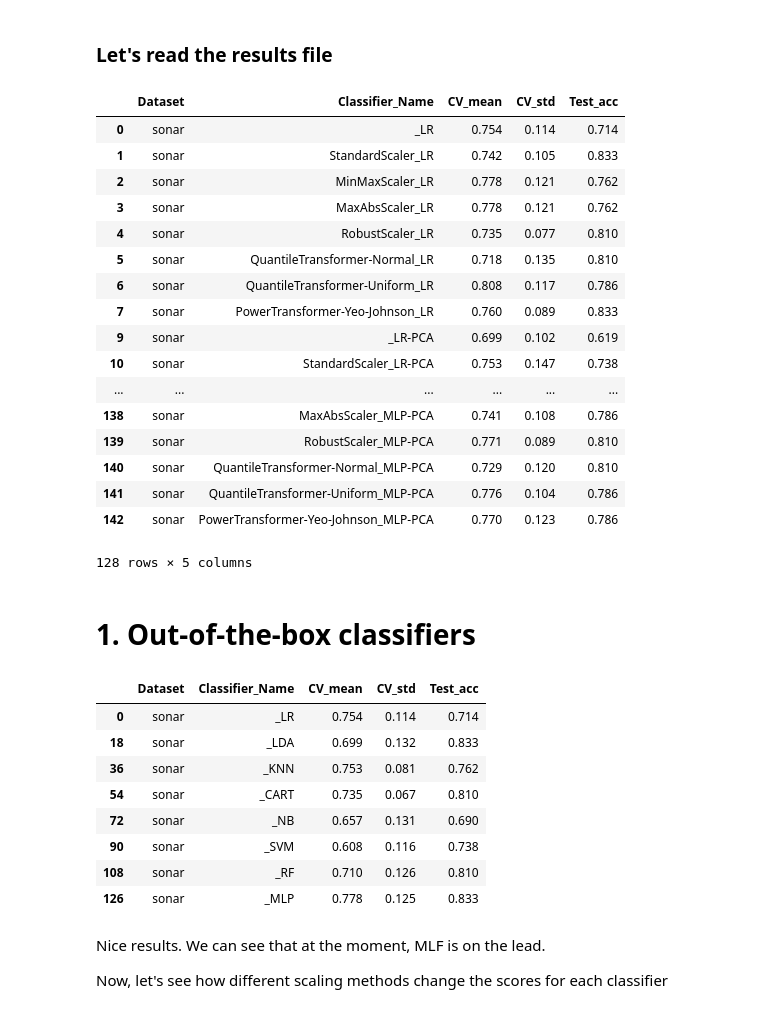
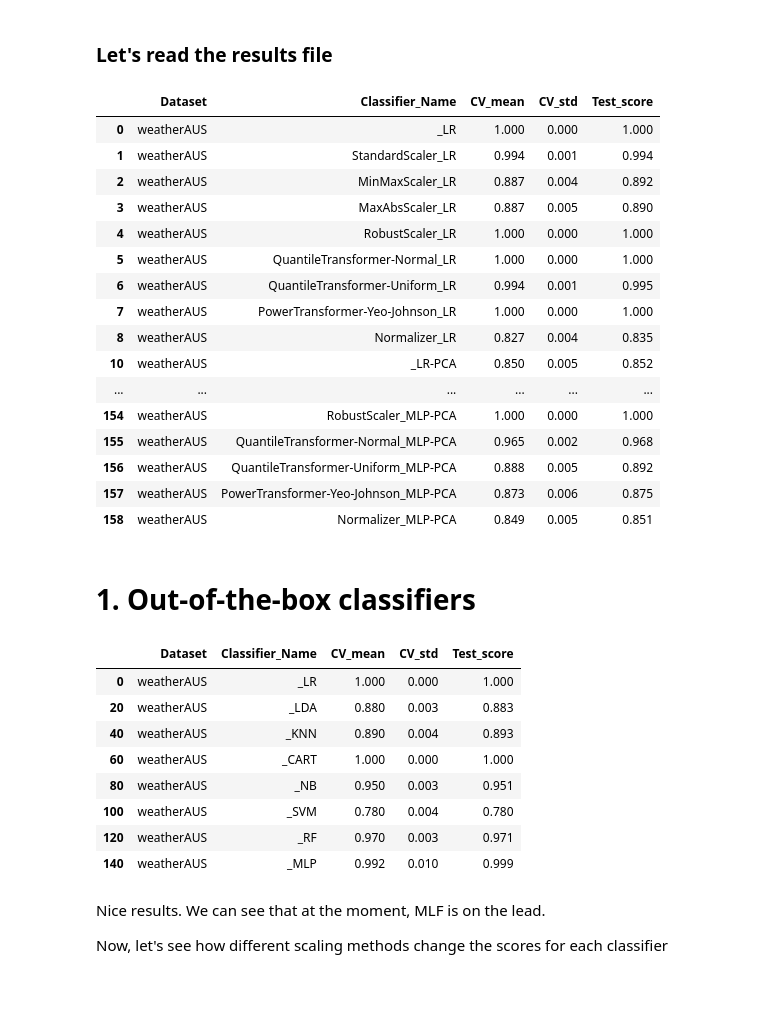
Before and after one commit to shaygeller/Normalization_vs_Standardization, a Jupyter notebook: notebooks/Story line - Normalization vs Standardization.ipynb, the cells around one changed output. Drawn from its saved outputs; the diff is of its cells as text; code cells hidden in the pictures.

```diff
--- a/notebooks/Story line - Normalization vs Standardization.ipynb
+++ b/notebooks/Story line - Normalization vs Standardization.ipynb
@@ -70,29 +70,31 @@ Experiment  details: <br>
 # %%
 import os
 import pandas as pd
 
-results_file = "sonar_results.csv"
+
+# results_file = "sonar_results.csv"
+results_file = "weatherAUS_results.csv"
+
 results_df = pd.read_csv(os.path.join("..","data","processed",results_file)).dropna().round(3)
 results_df
 # %% [output]
-|  | Dataset | Classifier_Name | CV_mean | CV_std | Test_acc |
-| 0 | sonar | _LR | 0.754 | 0.114 | 0.714 |
-| 1 | sonar | StandardScaler_LR | 0.742 | 0.105 | 0.833 |
-| 2 | sonar | MinMaxScaler_LR | 0.778 | 0.121 | 0.762 |
-| 3 | sonar | MaxAbsScaler_LR | 0.778 | 0.121 | 0.762 |
-| 4 | sonar | RobustScaler_LR | 0.735 | 0.077 | 0.810 |
-| 5 | sonar | QuantileTransformer-Normal_LR | 0.718 | 0.135 | 0.810 |
-| 6 | sonar | QuantileTransformer-Uniform_LR | 0.808 | 0.117 | 0.786 |
-| 7 | sonar | PowerTransformer-Yeo-Johnson_LR | 0.760 | 0.089 | 0.833 |
-| 9 | sonar | _LR-PCA | 0.699 | 0.102 | 0.619 |
-| 10 | sonar | StandardScaler_LR-PCA | 0.753 | 0.147 | 0.738 |
+|  | Dataset | Classifier_Name | CV_mean | CV_std | Test_score |
+| 0 | weatherAUS | _LR | 1.000 | 0.000 | 1.000 |
+| 1 | weatherAUS | StandardScaler_LR | 0.994 | 0.001 | 0.994 |
+| 2 | weatherAUS | MinMaxScaler_LR | 0.887 | 0.004 | 0.892 |
+| 3 | weatherAUS | MaxAbsScaler_LR | 0.887 | 0.005 | 0.890 |
+| 4 | weatherAUS | RobustScaler_LR | 1.000 | 0.000 | 1.000 |
+| 5 | weatherAUS | QuantileTransformer-Normal_LR | 1.000 | 0.000 | 1.000 |
+| 6 | weatherAUS | QuantileTransformer-Uniform_LR | 0.994 | 0.001 | 0.995 |
+| 7 | weatherAUS | PowerTransformer-Yeo-Johnson_LR | 1.000 | 0.000 | 1.000 |
+| 8 | weatherAUS | Normalizer_LR | 0.827 | 0.004 | 0.835 |
+| 10 | weatherAUS | _LR-PCA | 0.850 | 0.005 | 0.852 |
 | ... | ... | ... | ... | ... | ... |
-| 138 | sonar | MaxAbsScaler_MLP-PCA | 0.741 | 0.108 | 0.786 |
-| 139 | sonar | RobustScaler_MLP-PCA | 0.771 | 0.089 | 0.810 |
-| 140 | sonar | QuantileTransformer-Normal_MLP-PCA | 0.729 | 0.120 | 0.810 |
-| 141 | sonar | QuantileTransformer-Uniform_MLP-PCA | 0.776 | 0.104 | 0.786 |
-| 142 | sonar | PowerTransformer-Yeo-Johnson_MLP-PCA | 0.770 | 0.123 | 0.786 |
+| 154 | weatherAUS | RobustScaler_MLP-PCA | 1.000 | 0.000 | 1.000 |
+| 155 | weatherAUS | QuantileTransformer-Normal_MLP-PCA | 0.965 | 0.002 | 0.968 |
+| 156 | weatherAUS | QuantileTransformer-Uniform_MLP-PCA | 0.888 | 0.005 | 0.892 |
+| 157 | weatherAUS | PowerTransformer-Yeo-Johnson_MLP-PCA | 0.873 | 0.006 | 0.875 |
+| 158 | weatherAUS | Normalizer_MLP-PCA | 0.849 | 0.005 | 0.851 |
-128 rows × 5 columns
 # %% [markdown]
 <a id="Out-of-the-box_classifier"></a>
 # 1. Out-of-the-box classifiers
@@ -100,15 +102,15 @@ results_df
 import operator
 results_df.loc[operator.and_(results_df["Classifier_Name"].str.startswith("_"), ~results_df["Classifier_Name"].str.endswith("PCA"))].dropna()
 # %% [output]
-|  | Dataset | Classifier_Name | CV_mean | CV_std | Test_acc |
-| 0 | sonar | _LR | 0.754 | 0.114 | 0.714 |
-| 18 | sonar | _LDA | 0.699 | 0.132 | 0.833 |
-| 36 | sonar | _KNN | 0.753 | 0.081 | 0.762 |
-| 54 | sonar | _CART | 0.735 | 0.067 | 0.810 |
-| 72 | sonar | _NB | 0.657 | 0.131 | 0.690 |
-| 90 | sonar | _SVM | 0.608 | 0.116 | 0.738 |
-| 108 | sonar | _RF | 0.710 | 0.126 | 0.810 |
-| 126 | sonar | _MLP | 0.778 | 0.125 | 0.833 |
+|  | Dataset | Classifier_Name | CV_mean | CV_std | Test_score |
+| 0 | weatherAUS | _LR | 1.000 | 0.000 | 1.000 |
+| 20 | weatherAUS | _LDA | 0.880 | 0.003 | 0.883 |
+| 40 | weatherAUS | _KNN | 0.890 | 0.004 | 0.893 |
+| 60 | weatherAUS | _CART | 1.000 | 0.000 | 1.000 |
+| 80 | weatherAUS | _NB | 0.950 | 0.003 | 0.951 |
+| 100 | weatherAUS | _SVM | 0.780 | 0.004 | 0.780 |
+| 120 | weatherAUS | _RF | 0.970 | 0.003 | 0.971 |
+| 140 | weatherAUS | _MLP | 0.992 | 0.010 | 0.999 |
 # %% [markdown]
 Nice results.
 We can see that at the moment, MLF is on the lead.
```
Also changed, not shown: parts of 3 cells of this notebook, 3 other files.
